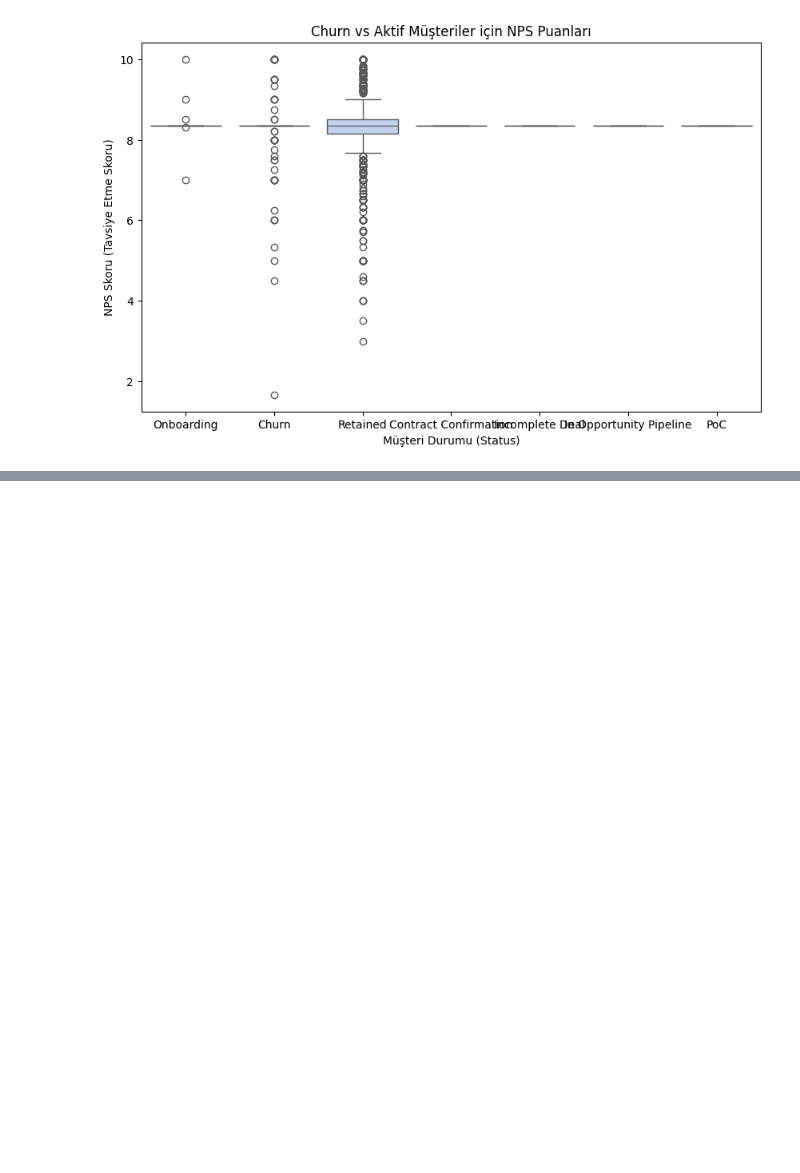
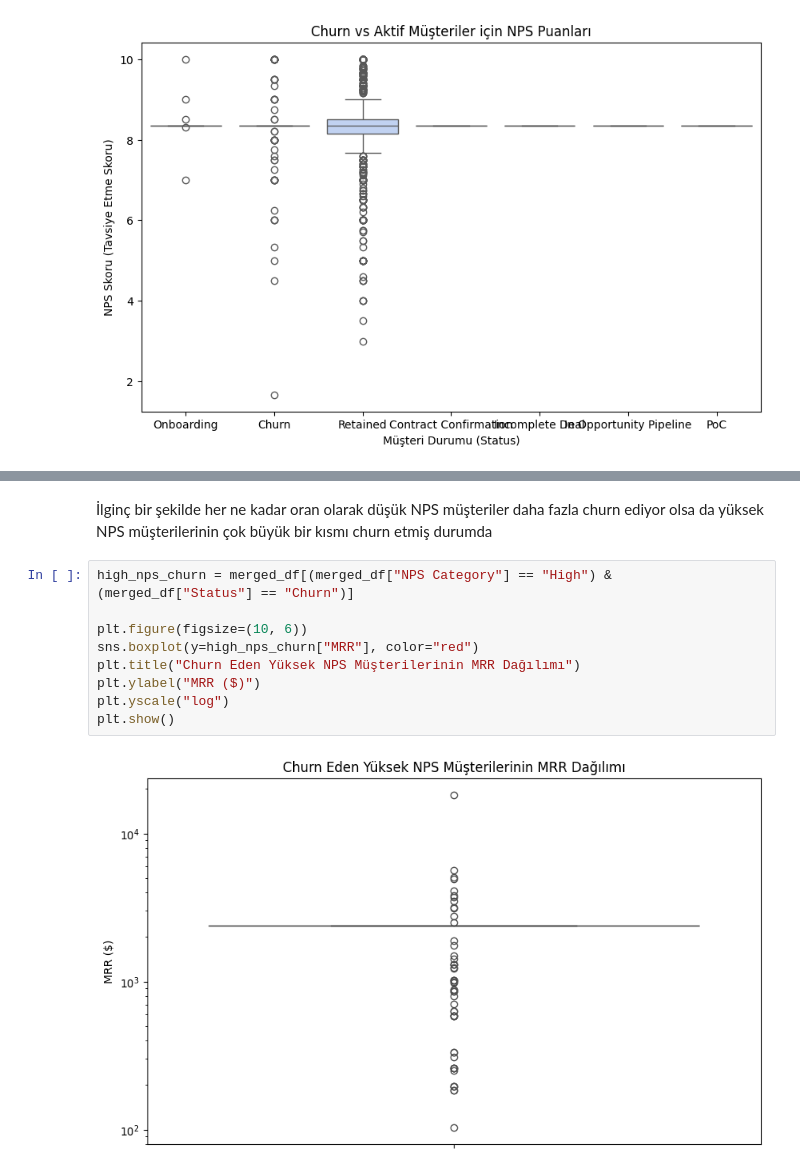
Before and after one commit to yahocan/hacettepeaidatathon2024, a Jupyter notebook: datathon.ipynb, the cells around one changed output, grey strips where cells are left out. Saved outputs shown, nothing was run; the diff lists cells and outputs as text; blank space fills up the shorter version.

```diff
--- a/datathon.ipynb
+++ b/datathon.ipynb
@@ -332,0 +353,13 @@ plt.show()
+# %% [markdown]
+İlginç bir şekilde her ne kadar oran olarak düşük NPS müşteriler daha fazla churn ediyor olsa da yüksek NPS müşterilerinin çok büyük bir kısmı churn etmiş durumda
+# %%
+high_nps_churn = merged_df[(merged_df["NPS Category"] == "High") & (merged_df["Status"] == "Churn")]
+
+plt.figure(figsize=(10, 6))
+sns.boxplot(y=high_nps_churn["MRR"], color="red")
+plt.title("Churn Eden Yüksek NPS Müşterilerinin MRR Dağılımı")
+plt.ylabel("MRR ($)")
+plt.yscale("log")
+plt.show()
+# %% [output]
+[figure, added]
```
Also changed, not shown: parts of 10 cells of this notebook.
